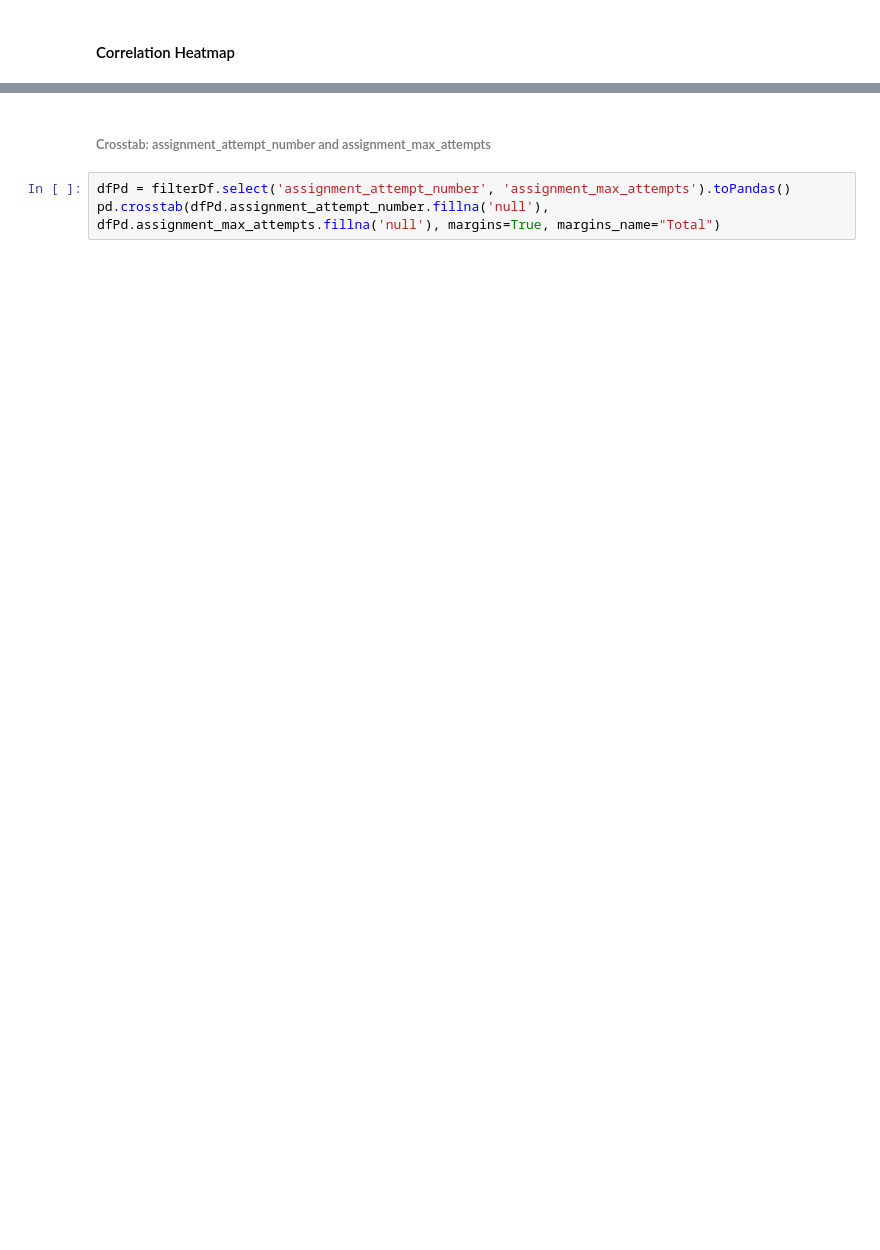
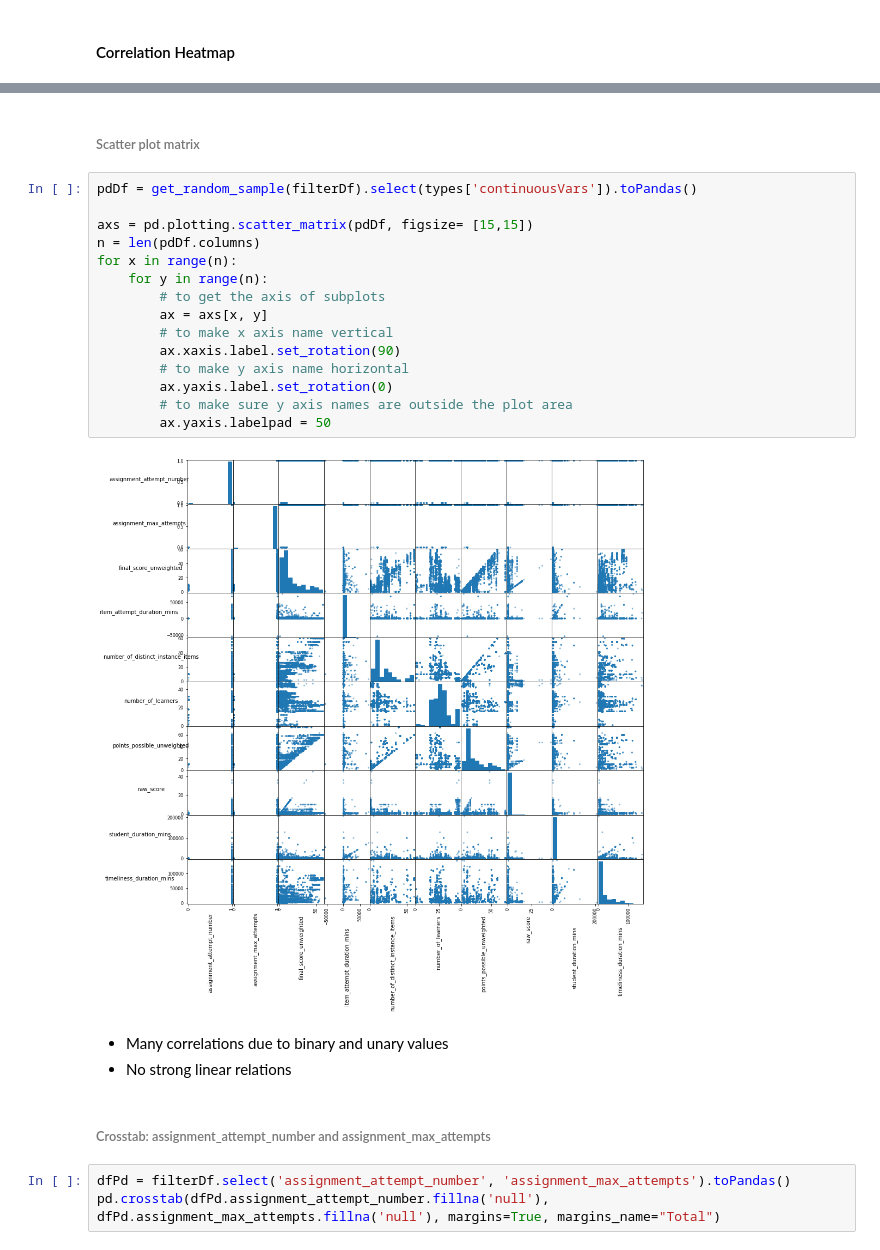
Before and after one commit to dlhinkley/c772-capstone-project, a Jupyter notebook: jupyter/summary/numerical-continous-variables.ipynb, the cells around one changed output, grey strips where cells are left out. Drawn from its saved outputs; the diff is of its cells as text; blank space fills up the shorter version.

```diff
--- a/jupyter/summary/numerical-continous-variables.ipynb
+++ b/jupyter/summary/numerical-continous-variables.ipynb
@@ -98,3 +138,25 @@ corr, ax = associations( filterDf.select(*types['continuousVars']).toPandas(), n
+# %% [markdown]
+###### Scatter plot matrix
+# %%
+pdDf = get_random_sample(filterDf).select(types['continuousVars']).toPandas()
+
+axs = pd.plotting.scatter_matrix(pdDf, figsize= [15,15])
+n = len(pdDf.columns)
+for x in range(n):
+    for y in range(n):
+        # to get the axis of subplots
+        ax = axs[x, y]
+        # to make x axis name vertical
+        ax.xaxis.label.set_rotation(90)
+        # to make y axis name horizontal
+        ax.yaxis.label.set_rotation(0)
+        # to make sure y axis names are outside the plot area
+        ax.yaxis.labelpad = 50
+# %% [output]
+[figure, added]
+# %% [markdown]
+- Many correlations due to binary and unary values
+- No strong linear relations
 # %% [markdown]
 ###### Crosstab: assignment_attempt_number and assignment_max_attempts
 # %%
```
Also changed, not shown: parts of 14 cells of this notebook, 41 other files.
